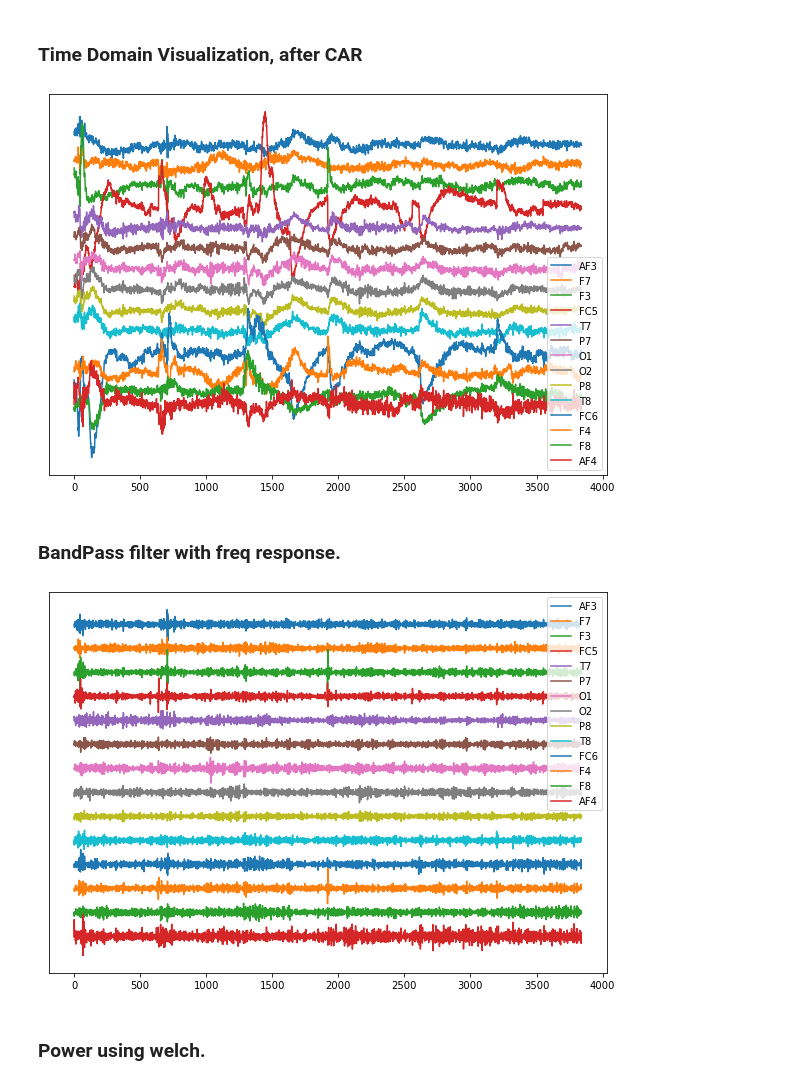
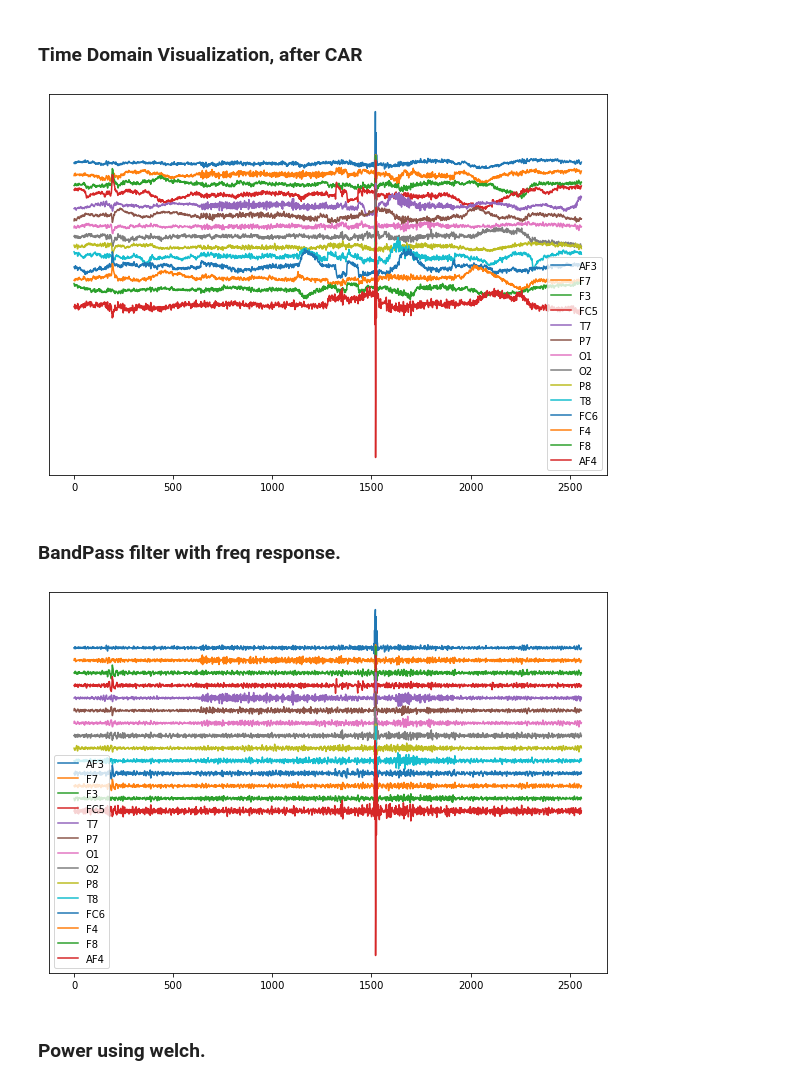
Before and after one commit to Mostafa-ashraf19/BrainWheel, a Jupyter notebook: BCI interface-Analysis Concate.ipynb, the cells around one changed output. Drawn from its saved outputs; the diff is of its cells as text; code cells hidden in the pictures.

```diff
--- a/BCI interface-Analysis Concate.ipynb
+++ b/BCI interface-Analysis Concate.ipynb
@@ -13,9 +13,9 @@ import glob
 # %% [markdown]
 ### Some users configuations and files, trails, etc...
 # %%
-number_sec = 5           # sellect example time
+number_sec = 5              # sellect example time
 path_dir_ = 'D:/Graduation Project/EEG-SSVEP-DataSet/5_S/'
-File_regexp = 'U0000[w]*.csv' #'U0000[s|t|u|v|w]*.csv'
+File_regexp = 'U0000h*.csv' # 'U0000[s|t|u|v|w]*.csv'
 # %% [markdown]
 ### Get Data from files, and prepare it.
 # %%
@@ -24,7 +24,7 @@ data = prepare.get_dataFromFiles(glob.glob(path_dir_ + File_regexp),concate=True
 # %% [markdown]
 # Frequency required
 # %%
-frequency = [10]  # select freq
+frequency = [8.57]  # select freq
 
 
 data_coca = prepare.Concate_frequanceis(data, FreqS = frequency) # data with freq
@@ -60,15 +60,15 @@ data_car = helper.CAR(data_coca.copy())  # CAR on data
 # %%
 graphs.time_vis(data_car.copy())
 # %% [output]
-[figure, old version]
+[figure, new version]
 # %% [markdown]
 ### BandPass filter with freq response.
 # %%
-data_filter = helper.butter_band_filter(data_car.copy(),7, 40)
+data_filter = helper.butter_band_filter(data_car.copy(),5, 40)
 # trials_list_after_filter = prepare.Extraxt_trials(data_filter, number_sec)
 graphs.time_vis(data_filter.copy())
 # %% [output]
-[figure, old version]
+[figure, new version]
 # %% [markdown]
 ### Power using welch.
 # %%
```
Also changed, not shown: parts of 3 cells of this notebook.
